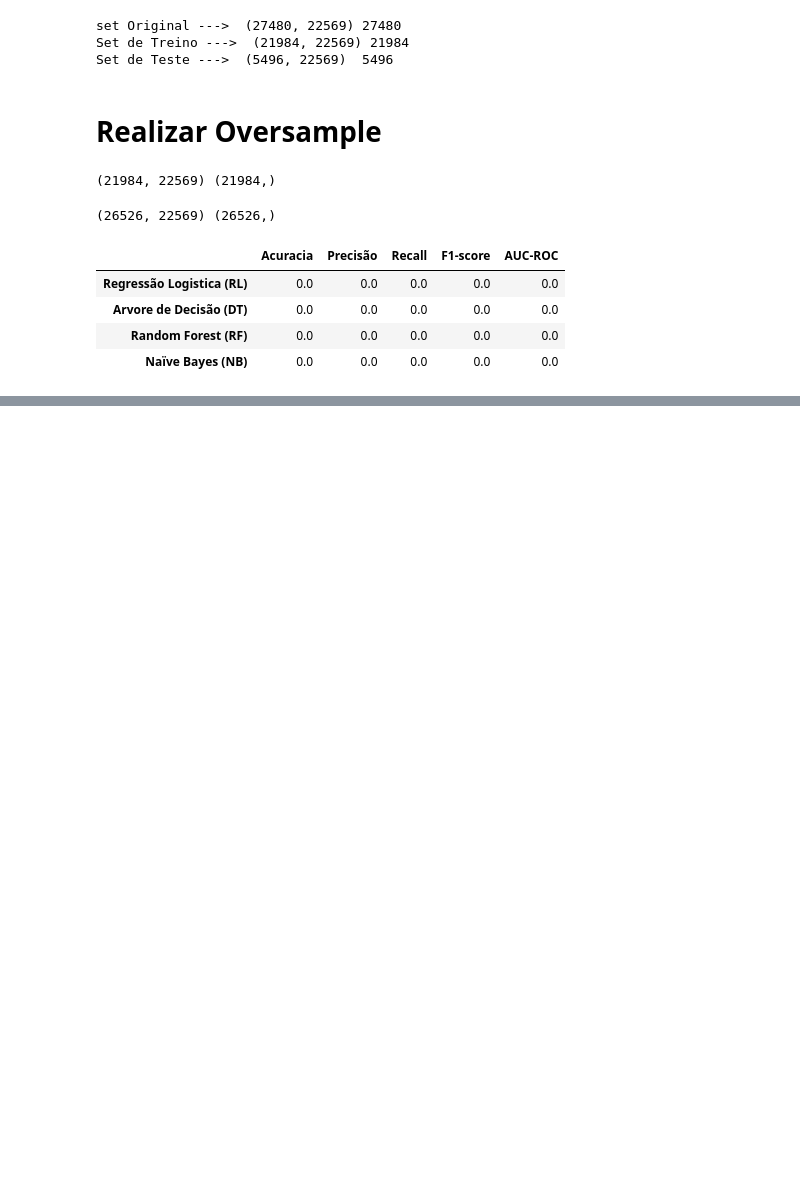
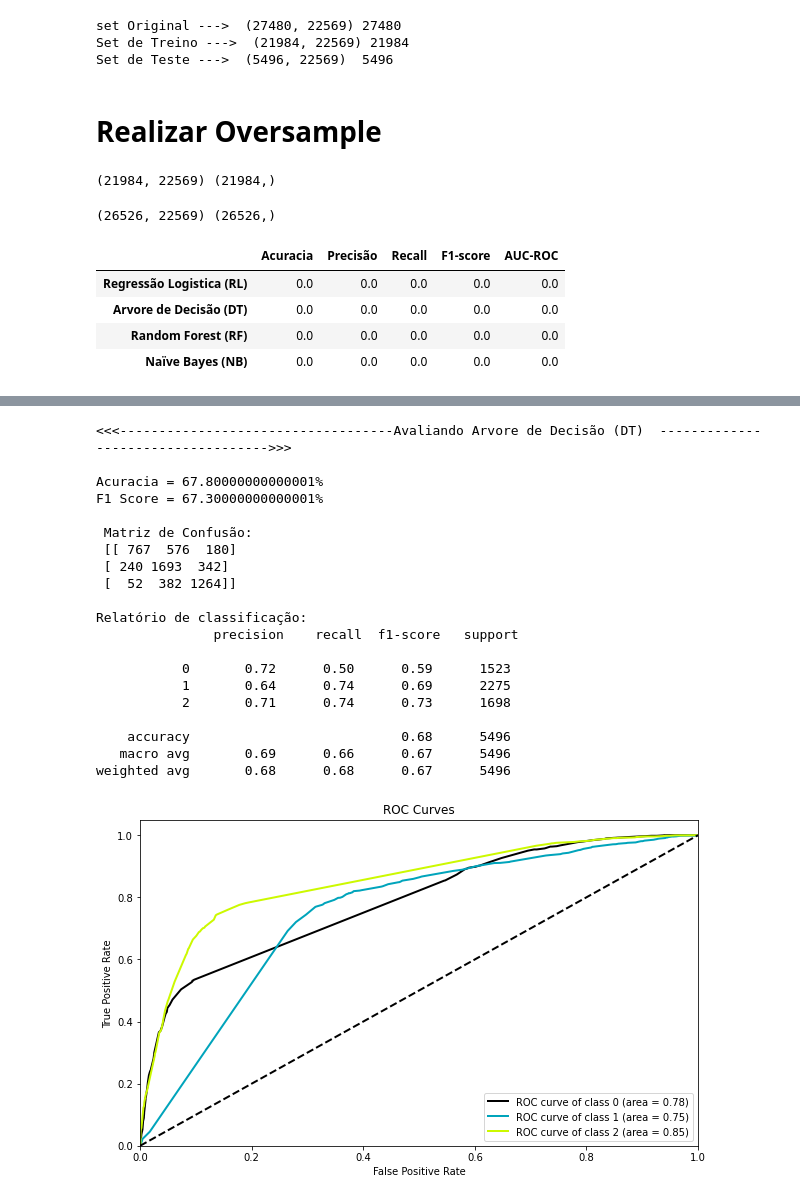
Before and after one commit to RNy7846/Analise_De_Sentiimento_Tweets, a Jupyter notebook: Analise_de_Sentimentos_do_Twitter.ipynb, the cells around one changed output, grey strips where cells are left out. Saved outputs shown, nothing was run; the diff lists cells and outputs as text; code cells hidden in the pictures; blank space fills up the shorter version.

```diff
--- a/Analise_de_Sentimentos_do_Twitter.ipynb
+++ b/Analise_de_Sentimentos_do_Twitter.ipynb
@@ -342,3 +340,31 @@ weighted avg       0.70      0.70      0.70      5496
+# %%
+DT_model = DecisionTreeClassifier(criterion="entropy", splitter='random', min_impurity_decrease=0.001, ccp_alpha=0.00001, min_weight_fraction_leaf=0.000001)
+DT = DT_model.fit(Train_X, Train_Y)
+pred = DT.predict(Test_X)
+pred_prob = DT.predict_proba(Test_X)
+Classification_Summary(pred,pred_prob,1)
+# %% [output]
+<<<-----------------------------------Avaliando Arvore de Decisão (DT)  ----------------------------------->>>
+
+Acuracia = 67.80000000000001%
+F1 Score = 67.30000000000001%
+
+ Matriz de Confusão:
+ [[ 767  576  180]
+ [ 240 1693  342]
+ [  52  382 1264]]
+
+Relatório de classificação:
+               precision    recall  f1-score   support
+
+           0       0.72      0.50      0.59      1523
+           1       0.64      0.74      0.69      2275
+           2       0.71      0.74      0.73      1698
+
+    accuracy                           0.68      5496
+   macro avg       0.69      0.66      0.67      5496
+weighted avg       0.68      0.68      0.67      5496
+[figure, added]
 # %%
 sns.heatmap(Evaluation_Results, annot=True, vmin=40, vmax=100.0, cmap='YlGnBu', fmt='.1f')
 plt.show()
```
Also changed, not shown: parts of 5 cells of this notebook.
